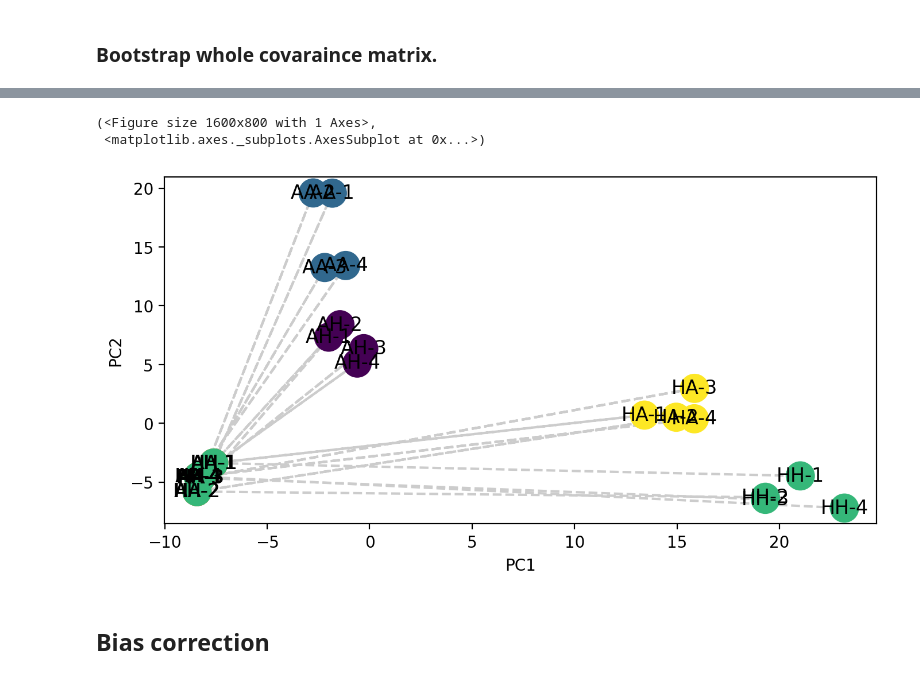
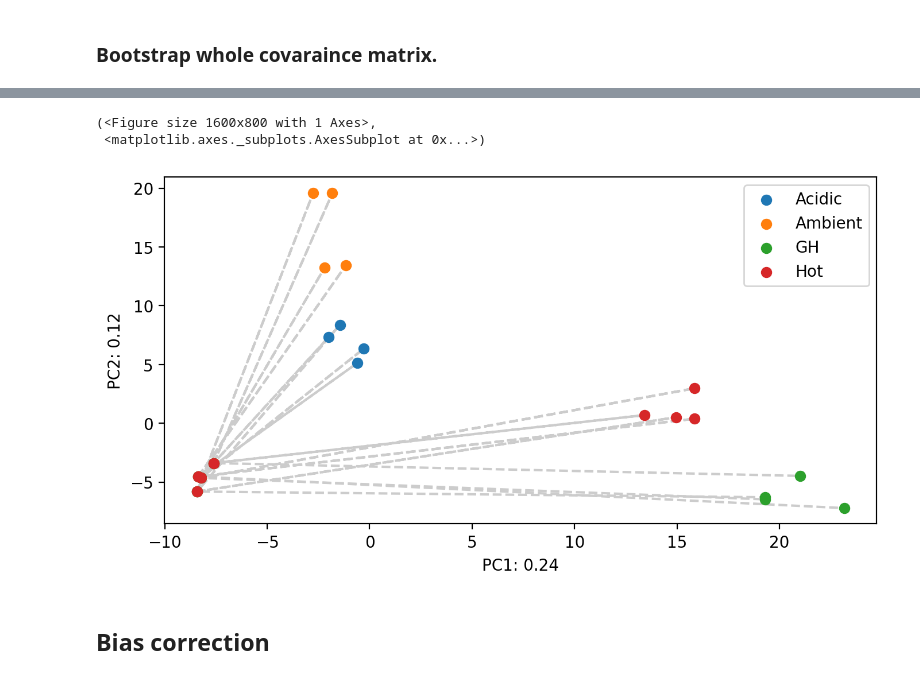
Before and after one commit to rsbrennan/tonsa_25_gen_ER, a Jupyter notebook: scripts/cvtk/notebooks/tonsa.ipynb, the cells around one changed output, grey strips where cells are left out. Drawn from its saved outputs; the diff is of its cells as text; code cells hidden in the pictures.

Commit message:
new plots, pushing errors

```diff
--- a/scripts/cvtk/notebooks/tonsa.ipynb
+++ b/scripts/cvtk/notebooks/tonsa.ipynb
@@ -299,11 +312,13 @@ pc_df[['rep', 'gen', 'id', 'selection']] = design[['rep', 'gen', 'id', 'selectio
 # %%
 from cvtk.plots import rep_plot_pca3
 
-rep_plot_pca3(pc_df, 1,2)
+explained_variance_ratio = pca.explained_variance / np.sum(pca.explained_variance)
+
+rep_plot_pca3(pc_df, 1,2, variance=explained_variance_ratio, label=False)
 # %% [output]
 (<Figure size 1600x800 with 1 Axes>,
  <matplotlib.axes._subplots.AxesSubplot at 0x...>)
-[figure, old version]
+[figure, new version]
 # %% [markdown]
 ## Bias correction
 # %%
```
Also changed, not shown: parts of 22 cells of this notebook.
